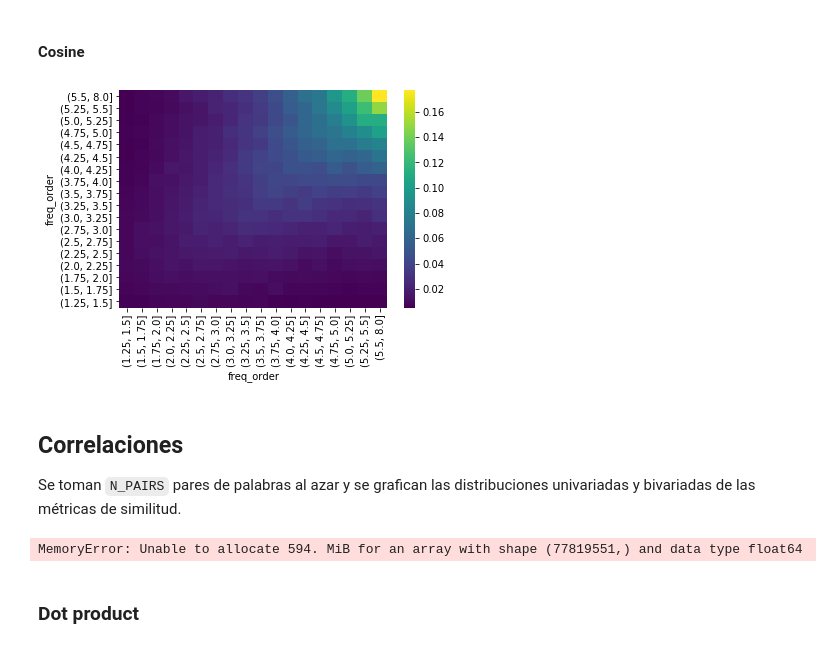
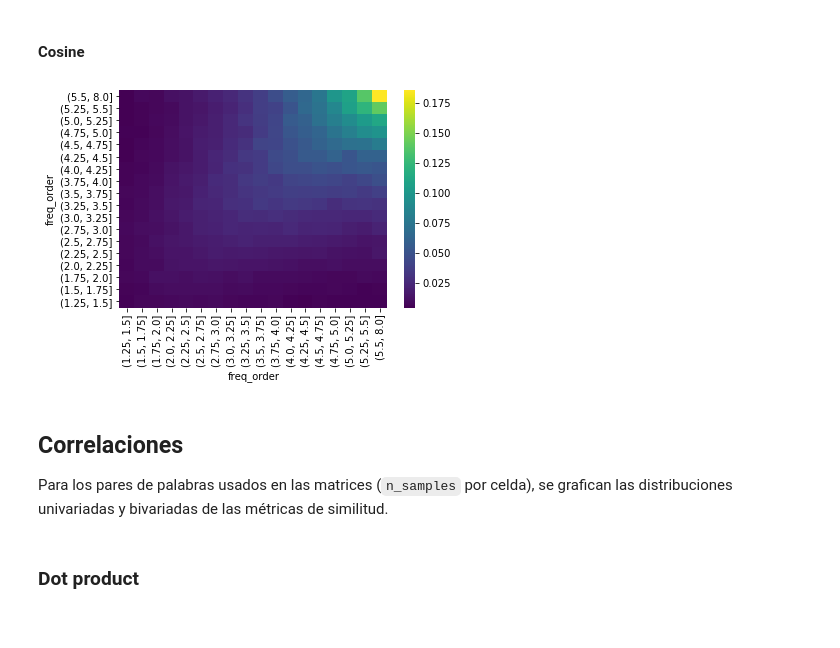
Before and after one commit to ftvalentini/tesis-BiasNLP, a Jupyter notebook: analisis_similarities.ipynb, the cells around one changed output. Cells and saved outputs as stored; diff of their text form; code cells hidden in the pictures.

Commit message:
update nbook similitudes

```diff
--- a/analisis_similarities.ipynb
+++ b/analisis_similarities.ipynb
@@ -299,3 +276,6 @@ Para cada combinación de grupos de frecuencias, se muestrean `n_samples` pares
+# %%
+SEMILLA = 199
+N_SAMPLES = 100
 # %% [markdown]
 ### Word2Vec
 # %% [markdown]
@@ -339,10 +326,13 @@ fig_ = make_heatmap(df, M_ppmi, 'freq_order', n_samples=100, normalize=False)
 # %% [markdown]
 #### Cosine
 # %%
-fig_ = make_heatmap(df, M_ppmi, 'freq_order', n_samples=100, normalize=True)
+np.random.seed(SEMILLA)
+df_ppmi_cosine = create_similarity_df(
+    df, M_ppmi, 'freq_order', n_samples=N_SAMPLES, normalize=True)
+fig_ = make_heatmap(df_ppmi_cosine, 'freq_order')
 # %% [output]
-[figure, old version]
+[figure, new version]
 # %% [markdown]
 ## Correlaciones
 
-Se toman `N_PAIRS` pares de palabras al azar y se grafican las distribuciones univariadas y bivariadas de las métricas de similitud.
+Para los pares de palabras usados en las matrices (`n_samples` por celda), se grafican las distribuciones univariadas y bivariadas de las métricas de similitud.
@@ -358,5 +338,0 @@ df_pairs = random_pairs_df(df.query("freq > 100_000").idx)
-# %%
-%%time
-df_pairs = add_metrics_to_pairs_df(df_pairs)
-# %% [output]
-MemoryError: Unable to allocate 594. MiB for an array with shape (77819551,) and data type float64
```
Also changed, not shown: parts of 28 cells of this notebook.
